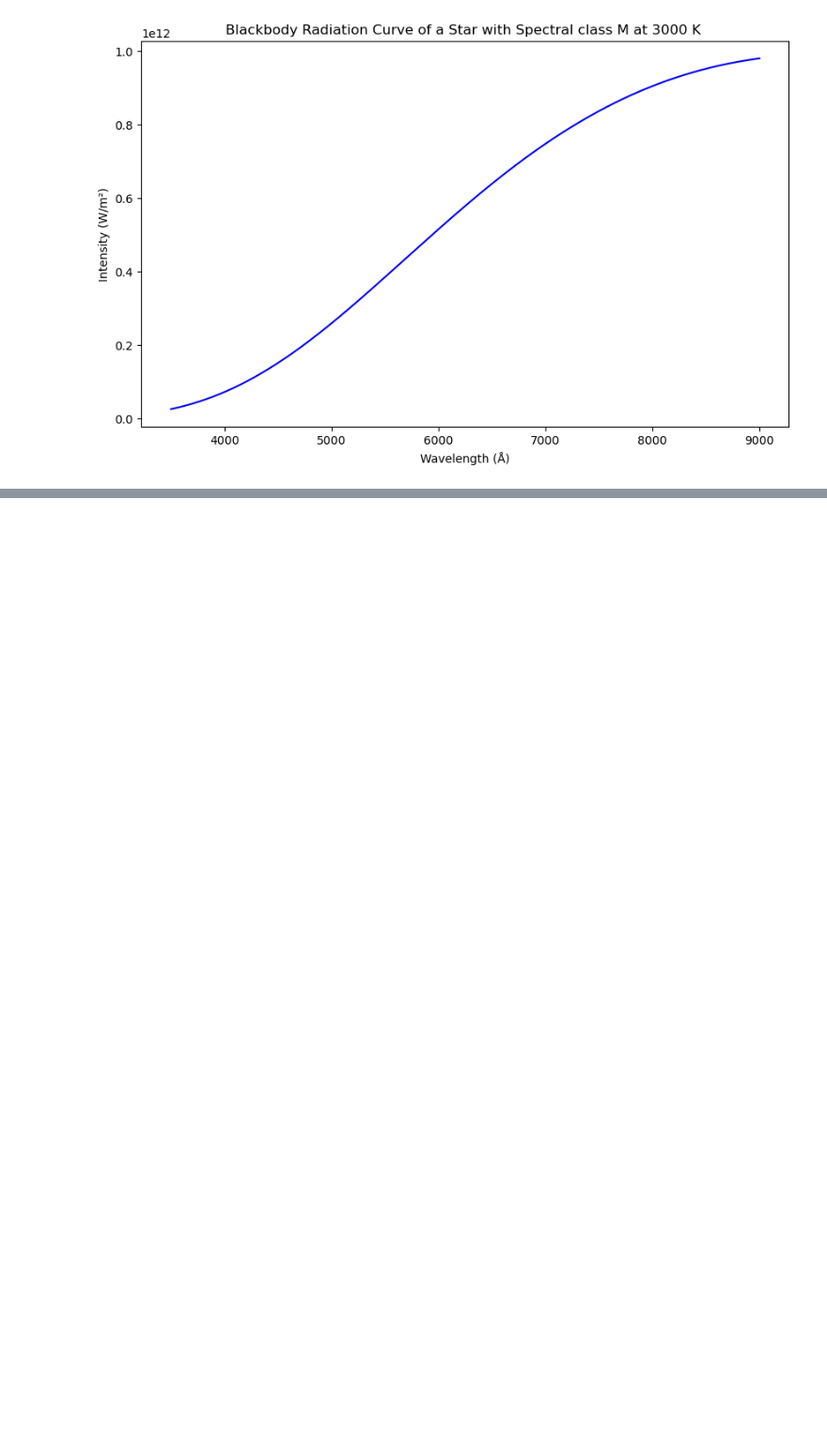
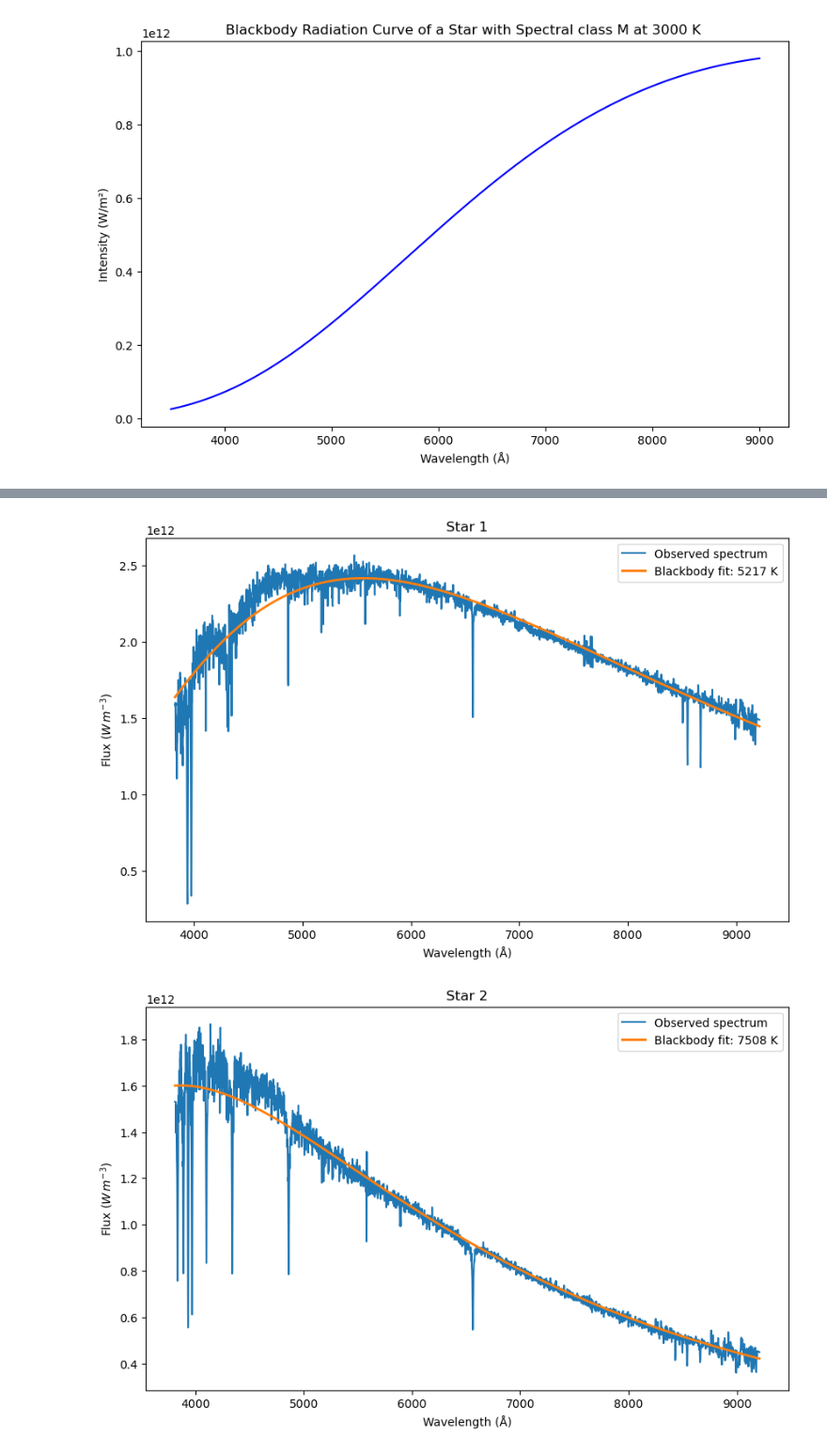
Before and after one commit to sibusiso-ma/Honours-Code-, a Jupyter notebook: Spec_tutorial_1.ipynb, the cells around one changed output, grey strips where cells are left out. Shown at 94% size. Drawn from its saved outputs; the diff is of its cells as text; code cells hidden in the pictures; blank space fills up the shorter version.

```diff
--- a/Spec_tutorial_1.ipynb
+++ b/Spec_tutorial_1.ipynb
@@ -132,0 +407,5 @@ plot_function(wavelength, intensity_M, "Wavelength (Å)", "Intensity (W/m²)", t
+# %%
+max_indices = [np.argmax(d) for d in data]
+max_wavelengths = [wavelengths[i][idx] for i, idx in enumerate(max_indices)]
+
+temperatures = [Wien_approximation(wl * 1e-10) for wl in max_wavelengths]
@@ -132,0 +468,10 @@ plot_function(wavelength, intensity_M, "Wavelength (Å)", "Intensity (W/m²)", t
+# %%
+wien_temperatures = []
+
+for wavelength_max in max_wavelengths:
+
+    wavelength_max_m = wavelength_max * 1e-10
+
+    T_wien = Wien_approximation(wavelength_max_m)
+
+    wien_temperatures.append(T_wien)
@@ -132,0 +508,32 @@ plot_function(wavelength, intensity_M, "Wavelength (Å)", "Intensity (W/m²)", t
+# %%
+for i in range(len(data)):
+
+    wavelength_nm = wavelengths[i]
+
+    flux_SI = data[i] * 1e5
+
+    plt.figure(figsize=(10, 6))
+
+    plt.plot(
+        wavelength_nm,
+        flux_SI,
+        label="Observed spectrum"
+    )
+
+    plt.plot(
+        wavelength_nm,
+        fitted_models[i],
+        label=f"Blackbody fit: {fitted_temperatures[i]:.0f} K",
+        linewidth=2
+    )
+
+    plt.xlabel("Wavelength (Å)")
+    plt.ylabel(r"Flux ($W\,m^{-3}$)")
+
+    plt.title(f"Star {i+1}")
+
+    plt.legend()
+    plt.show()
+# %% [output]
+[figure, added]
+[figure, added]
```
Also changed, not shown: parts of 22 cells of this notebook.
